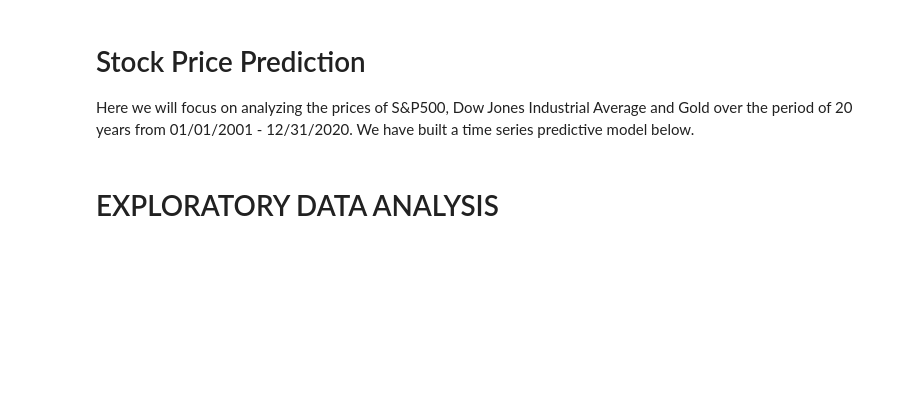
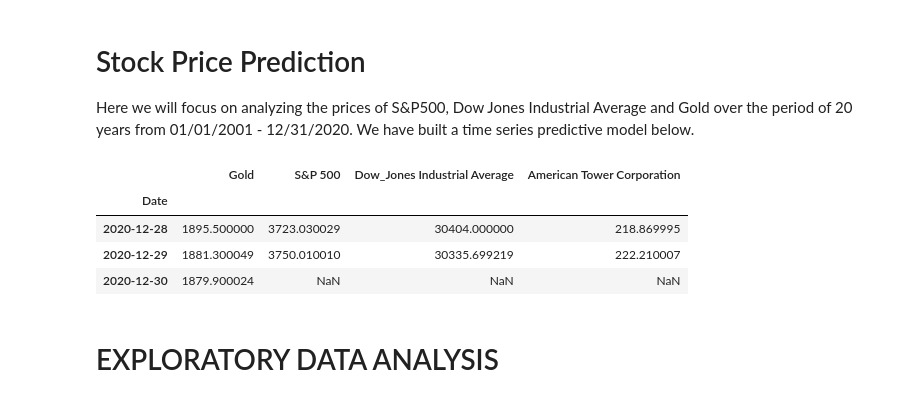
Before and after one commit to rishupadhye/Stock-Price-Prediction-Using-ARIMA-, a Jupyter notebook: Stock Price Prediction ARIMA .ipynb, the cells around one changed output. Cells and saved outputs as stored; diff of their text form; code cells hidden in the pictures; blank space fills up the shorter version.

```diff
--- a/Stock Price Prediction ARIMA .ipynb
+++ b/Stock Price Prediction ARIMA .ipynb
@@ -29,24 +29,30 @@ plt.style.use('seaborn')
 # %%
 data =[]
 #Storing the data imported
-asset_ticker = ['GC=F','^GSPC','DJI']
+asset_ticker = ['GC=F','^GSPC','DJI','AMT']
 #List of Ticker Symbols
-asset_names = ['Gold','S&P 500','Dow_Jones Industrial Average']
+asset_names = ['Gold','S&P 500','Dow_Jones Industrial Average','American Tower Corporation']
 #List of Names
 
 for ticker in asset_ticker:
     ft = yf.Ticker(ticker)
     df = ft.history(start='2001-01-01',end='2020-12-30')['Open']
     data.append(df)
 #Fetching the Stock prices from Yahoo finance
 
 price = pd.concat([df for df in data],axis=1)
 
 price.columns = asset_names
 #We will use actual names instead of symbols for column names
 
 price.tail(3)
 #Printing the top three rows
+# %% [output]
+|  | Gold | S&P 500 | Dow_Jones Industrial Average | American Tower Corporation |
+| Date |  |  |  |  |
+| 2020-12-28 | 1895.500000 | 3723.030029 | 30404.000000 | 218.869995 |
+| 2020-12-29 | 1881.300049 | 3750.010010 | 30335.699219 | 222.210007 |
+| 2020-12-30 | 1879.900024 | NaN | NaN | NaN |
 # %% [markdown]
 # EXPLORATORY DATA ANALYSIS
 # %%
```
Also changed, not shown: parts of 26 cells of this notebook.
